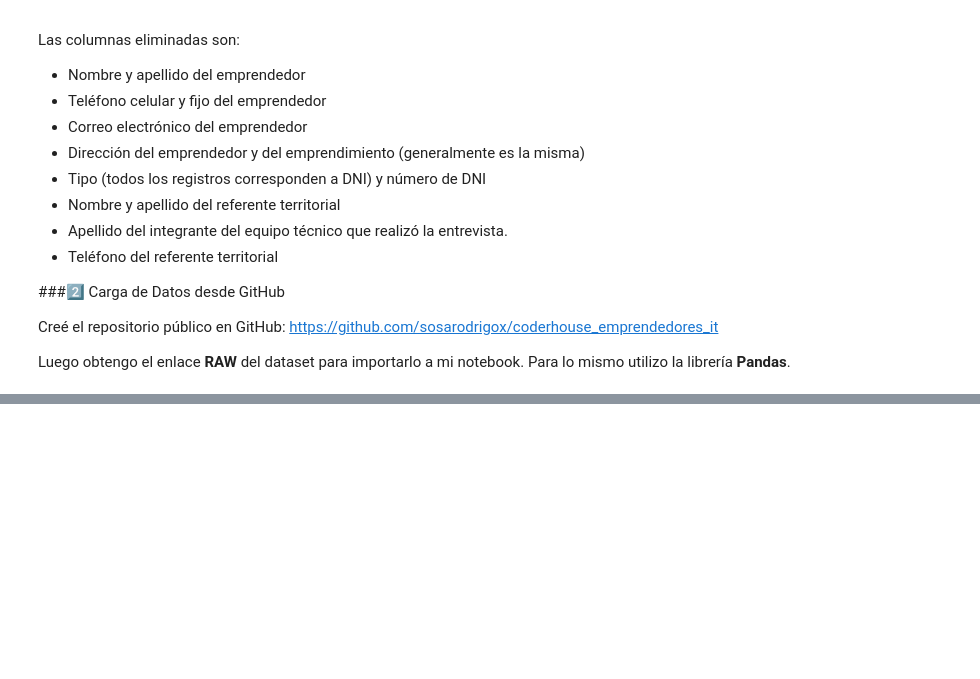
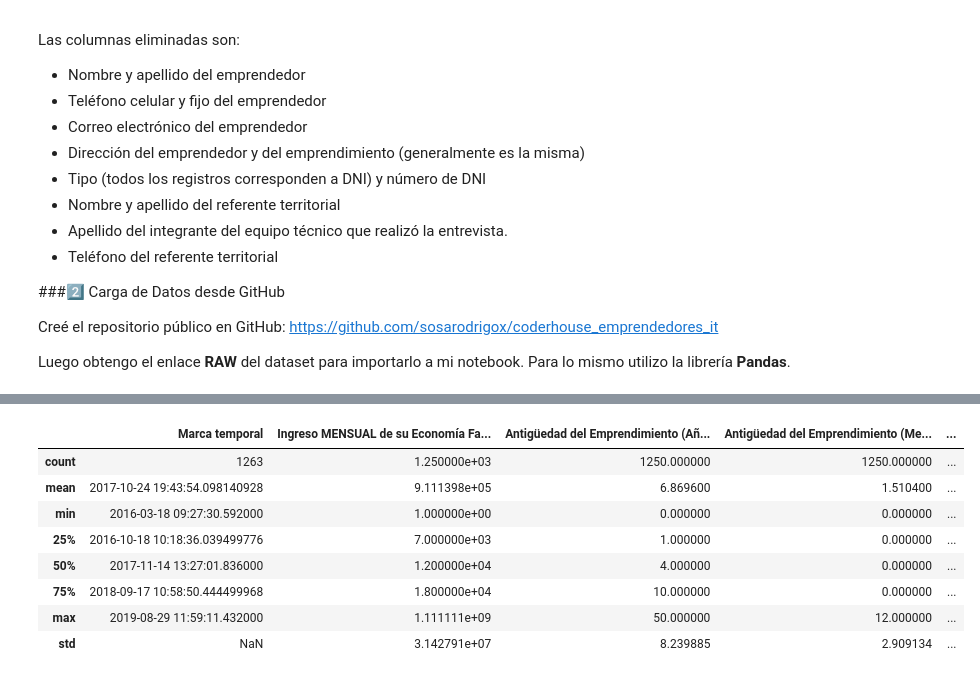
Before and after one commit to sosarodrigox/coderhouse_emprendedores_it, a Jupyter notebook: Emprendedores_IT.ipynb, the cells around one changed output, grey strips where cells are left out. Saved outputs shown, nothing was run; the diff lists cells and outputs as text; code cells hidden in the pictures; blank space fills up the shorter version.

```diff
--- a/Emprendedores_IT.ipynb
+++ b/Emprendedores_IT.ipynb
@@ -61,0 +83,13 @@ Tareas comunes de Data Wrangling:
+# %%
+# Descripción estadística de los valores dentro del dataset:
+df.describe()
+# %% [output]
+|  | Marca temporal | Ingreso MENSUAL de su Economía Fa... | Antigüedad del Emprendimiento (Añ... | Antigüedad del Emprendimiento (Me... | ... |
+| count | 1263 | 1.250000e+03 | 1250.000000 | 1250.000000 | ... |
+| mean | 2017-10-24 19:43:54.098140928 | 9.111398e+05 | 6.869600 | 1.510400 | ... |
+| min | 2016-03-18 09:27:30.592000 | 1.000000e+00 | 0.000000 | 0.000000 | ... |
+| 25% | 2016-10-18 10:18:36.039499776 | 7.000000e+03 | 1.000000 | 0.000000 | ... |
+| 50% | 2017-11-14 13:27:01.836000 | 1.200000e+04 | 4.000000 | 0.000000 | ... |
+| 75% | 2018-09-17 10:58:50.444499968 | 1.800000e+04 | 10.000000 | 0.000000 | ... |
+| max | 2019-08-29 11:59:11.432000 | 1.111111e+09 | 50.000000 | 12.000000 | ... |
+| std | NaN | 3.142791e+07 | 8.239885 | 2.909134 | ... |
```
Also changed, not shown: parts of 8 cells of this notebook.
